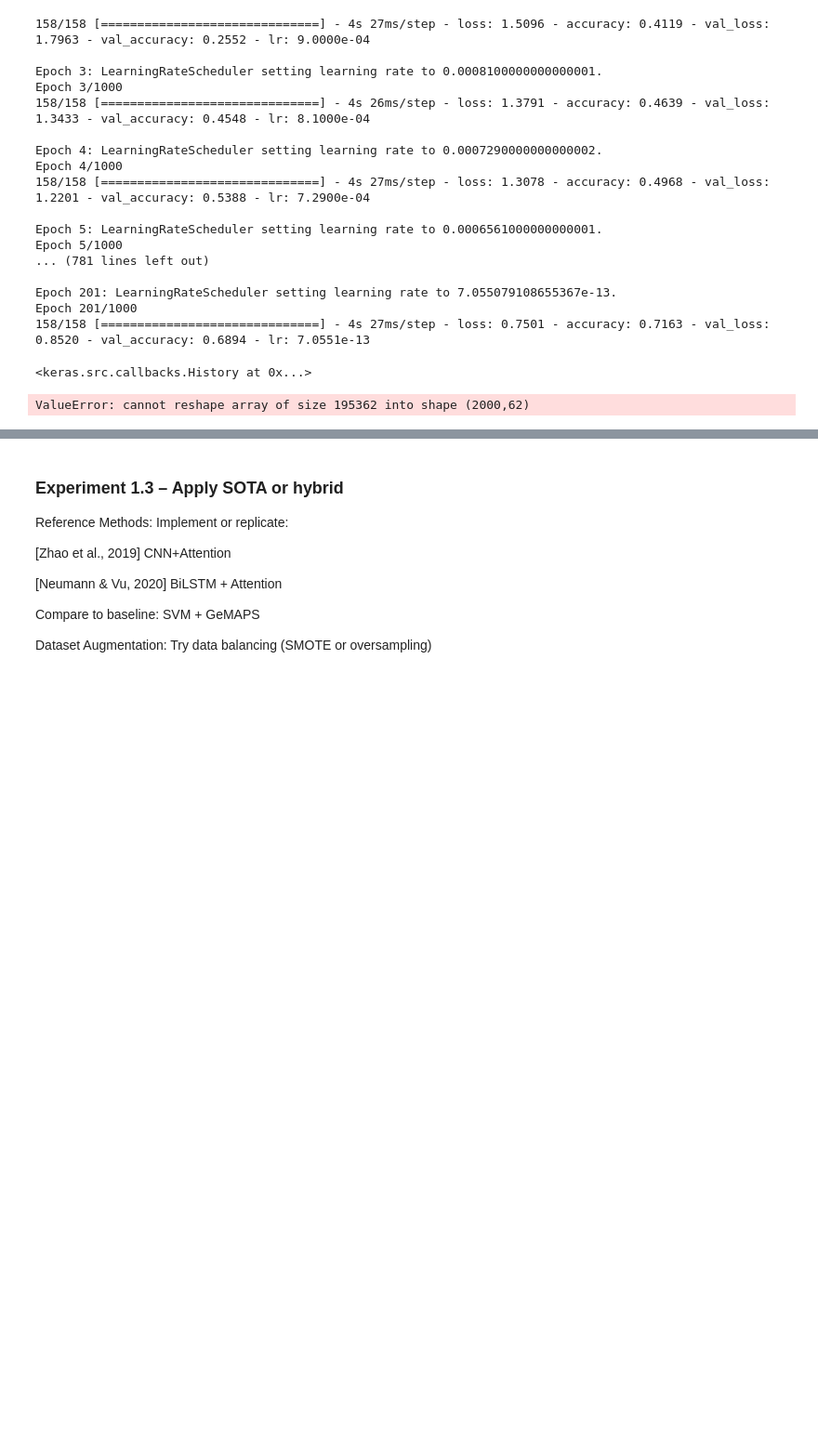
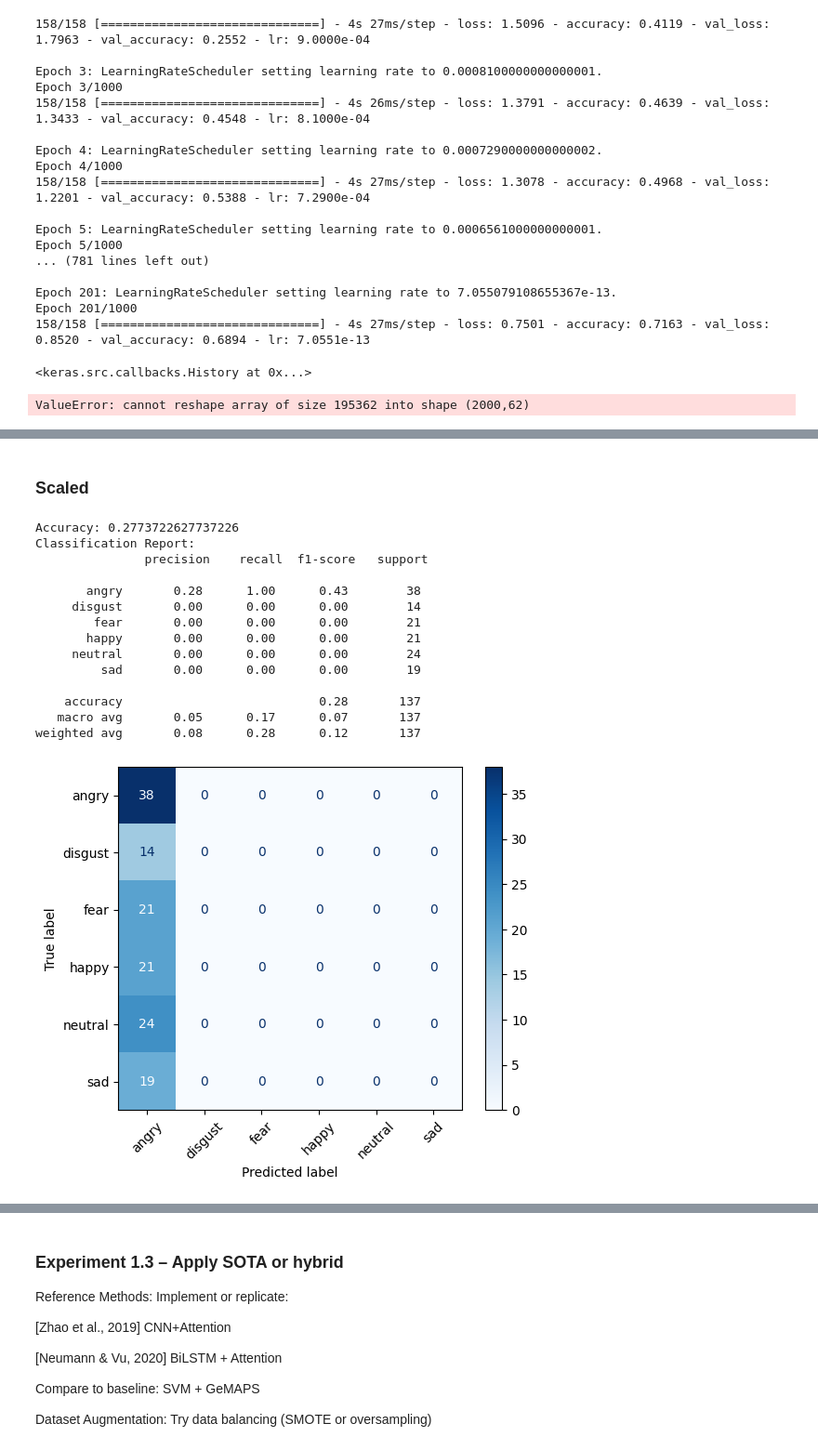
Before and after one commit to sofiafernandescd/EmoReA, a Jupyter notebook: emorea-backend/notebooks/speech/ser_experiments.ipynb, the cells around one changed output, grey strips where cells are left out. Shown at 93% size. Cells and saved outputs as stored; diff of their text form; code cells hidden in the pictures; blank space fills up the shorter version.

```diff
--- a/emorea-backend/notebooks/speech/ser_experiments.ipynb
+++ b/emorea-backend/notebooks/speech/ser_experiments.ipynb
@@ -690,0 +865,65 @@ ValueError: cannot reshape array of size 195362 into shape (2000,62)
+# %%
+from torch.utils.data import TensorDataset, DataLoader
+from tqdm import tqdm
+
+train_dataset = TensorDataset(X_train_padded, y_train_tensor)
+train_loader = DataLoader(train_dataset, batch_size=16, shuffle=True)
+
+model = EmotionLSTM(input_dim=88, hidden_dim=64, num_classes=len(label_encoder.classes_))
+criterion = nn.CrossEntropyLoss()
+optimizer = torch.optim.Adam(model.parameters(), lr=1e-3)
+
+for epoch in tqdm(range(100)):
+    for batch_X, batch_y in train_loader:
+        logits = model(batch_X)
+        loss = criterion(logits, batch_y)
+        optimizer.zero_grad()
+        loss.backward()
+        optimizer.step()
+# %% [markdown]
+### Scaled
+# %%
+from sklearn.metrics import accuracy_score, classification_report
+import torch.nn.functional as F
+from sklearn.metrics import confusion_matrix, ConfusionMatrixDisplay
+import matplotlib.pyplot as plt
+
+test_dataset = TensorDataset(X_test_padded, y_test_tensor)
+test_loader = DataLoader(test_dataset, batch_size=16, shuffle=False)
+
+
+model.eval()  # 🔒 sets dropout, batchnorm etc. to eval mode
+all_preds = []
+all_labels = []
+
+with torch.no_grad():  # 🚫 disables gradient tracking
+    for batch_X, batch_y in test_loader:
+        logits = model(batch_X)
+        preds = torch.argmax(F.softmax(logits, dim=1), dim=1)
+
+        all_preds.extend(preds.cpu().numpy())
+        all_labels.extend(batch_y.cpu().numpy())
+
+print("Accuracy:", accuracy_score(all_labels, all_preds))
+print("Classification Report:\n", classification_report(all_labels, all_preds, target_names=label_encoder.classes_))
+
+cm = confusion_matrix(all_labels, all_preds)
+disp = ConfusionMatrixDisplay(confusion_matrix=cm, display_labels=label_encoder.classes_)
+disp.plot(cmap='Blues', xticks_rotation=45)
+plt.show()
+# %% [output]
+Accuracy: 0.2773722627737226
+Classification Report:
+               precision    recall  f1-score   support
+
+       angry       0.28      1.00      0.43        38
+     disgust       0.00      0.00      0.00        14
+        fear       0.00      0.00      0.00        21
+       happy       0.00      0.00      0.00        21
+     neutral       0.00      0.00      0.00        24
+         sad       0.00      0.00      0.00        19
+
+    accuracy                           0.28       137
+   macro avg       0.05      0.17      0.07       137
+weighted avg       0.08      0.28      0.12       137
+[figure, added]
```
Also changed, not shown: parts of 5 cells of this notebook, 11 other files.
